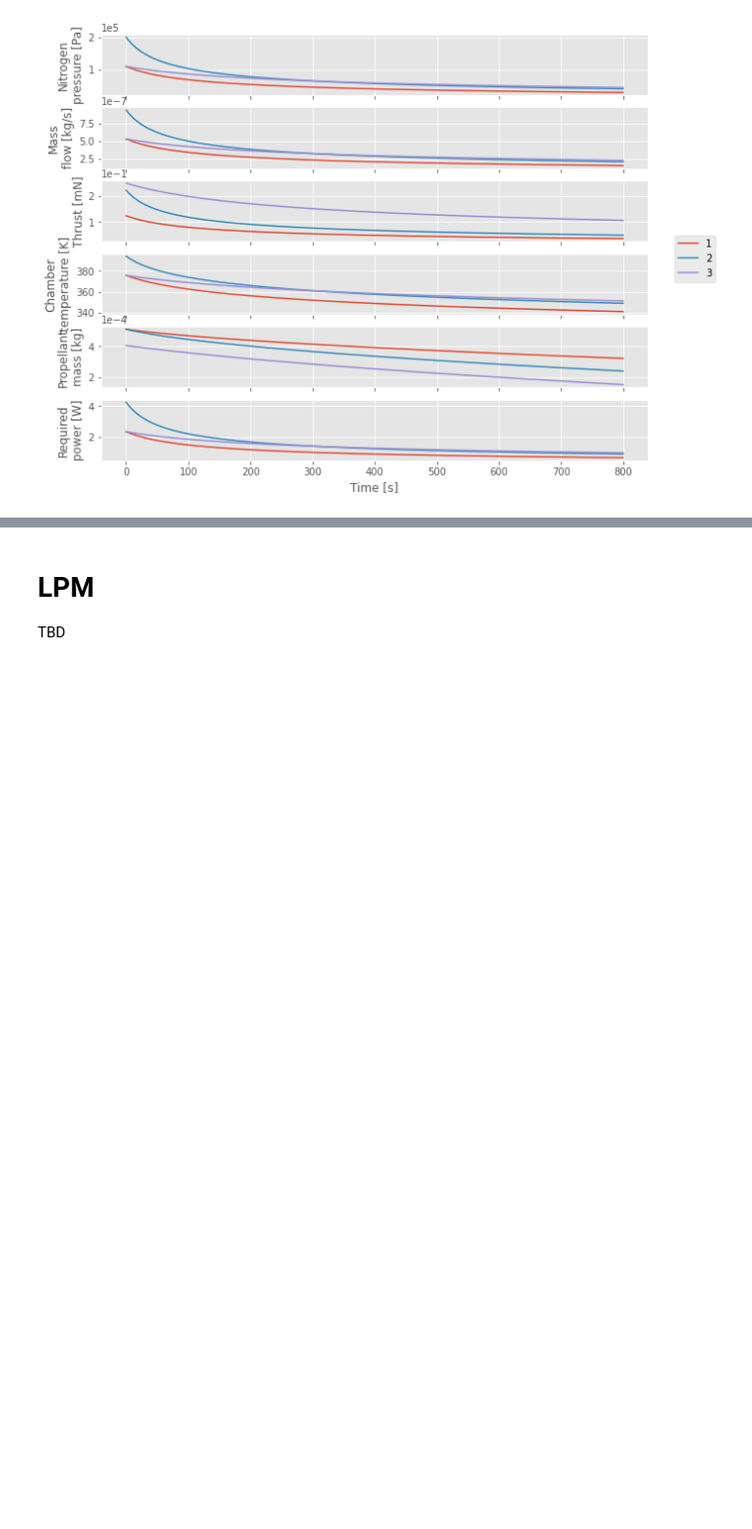
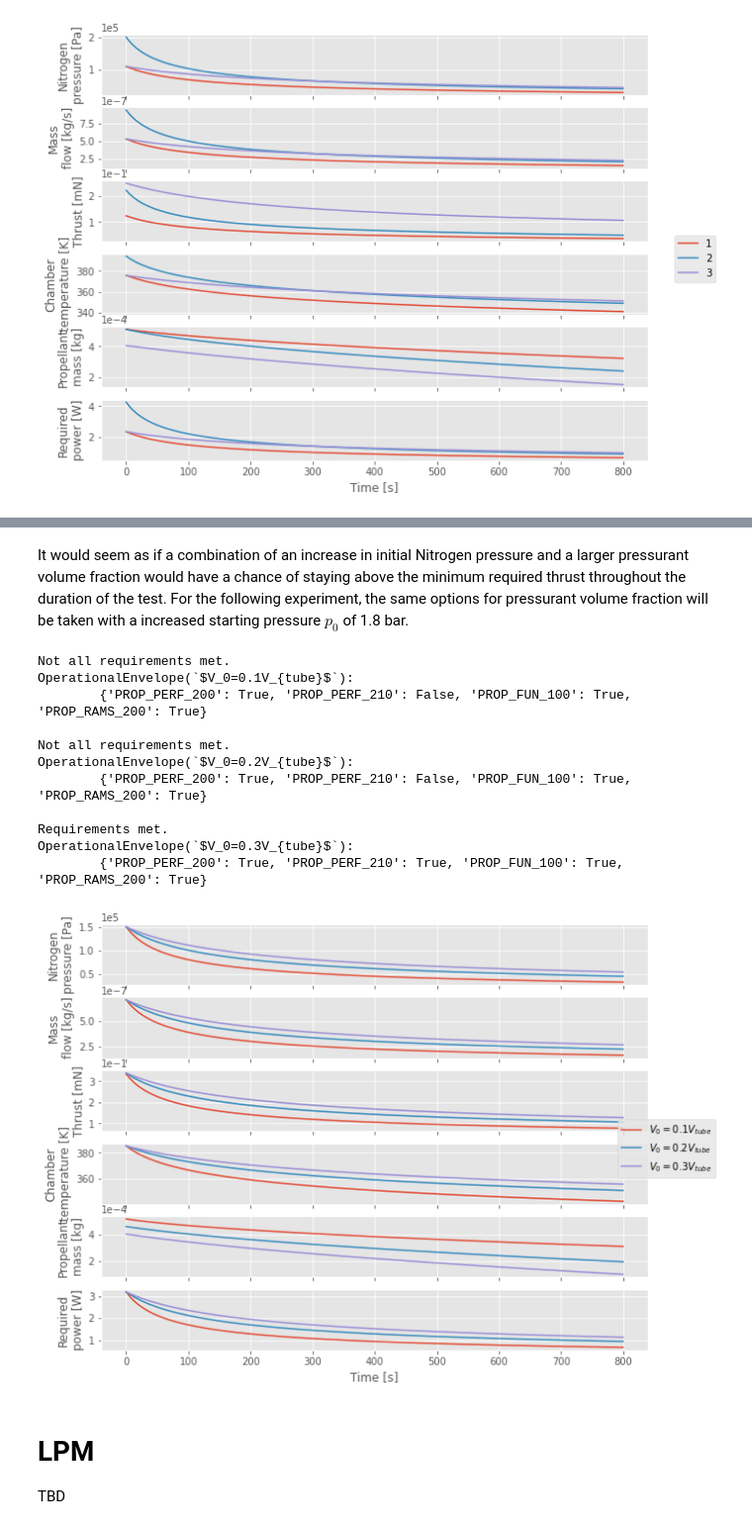
Before and after one commit to wdoppenberg/mp-operational-envelope, a Jupyter notebook: OperationalEnvelope.ipynb, the cells around one changed output, grey strips where cells are left out. Shown at 99% size. Drawn from its saved outputs; the diff is of its cells as text; code cells hidden in the pictures; blank space fills up the shorter version.

```diff
--- a/OperationalEnvelope.ipynb
+++ b/OperationalEnvelope.ipynb
@@ -514,3 +593,44 @@ oe3.describe()
+# %% [markdown]
+It would seem as if a combination of an increase in initial Nitrogen pressure and a larger pressurant volume fraction would have a chance of staying above the minimum required thrust throughout the duration of the test. For the following experiment, the same options for pressurant volume fraction will be taken with a increased starting pressure $p_0$ of 1.8 bar.
+# %%
+Vf_list =  [0.1, 0.2, 0.3]
+
+input_vars = [
+        dict(
+            l_tube=0.3,
+            d_tube=1.57e-3,
+            propellant=c.Water,
+            p_0=1.5e5,
+            V_fraction=Vf,
+            C_d=0.66,
+            xi_s=0.6
+        )
+        for Vf in Vf_list
+    ]
+
+oe_list = [
+        OperationalEnvelope(
+            i,
+            name=f'$V_0={Vf}V_{{tube}}$'
+        )
+        for i, Vf in zip(input_vars, Vf_list)
+    ]
+ex = Experiment(*oe_list)
+ex.verification(0.1, 800)
+ex.comparison(0.1, 800)
+# %% [output]
+Not all requirements met.
+OperationalEnvelope(`$V_0=0.1V_{tube}$`):
+        {'PROP_PERF_200': True, 'PROP_PERF_210': False, 'PROP_FUN_100': True, 'PROP_RAMS_200': True}
+
+Not all requirements met.
+OperationalEnvelope(`$V_0=0.2V_{tube}$`):
+        {'PROP_PERF_200': True, 'PROP_PERF_210': False, 'PROP_FUN_100': True, 'PROP_RAMS_200': True}
+
+Requirements met.
+OperationalEnvelope(`$V_0=0.3V_{tube}$`):
+        {'PROP_PERF_200': True, 'PROP_PERF_210': True, 'PROP_FUN_100': True, 'PROP_RAMS_200': True}
+[figure, added]
 # %% [markdown]
 # LPM
 
```
Also changed, not shown: parts of 6 cells of this notebook.
